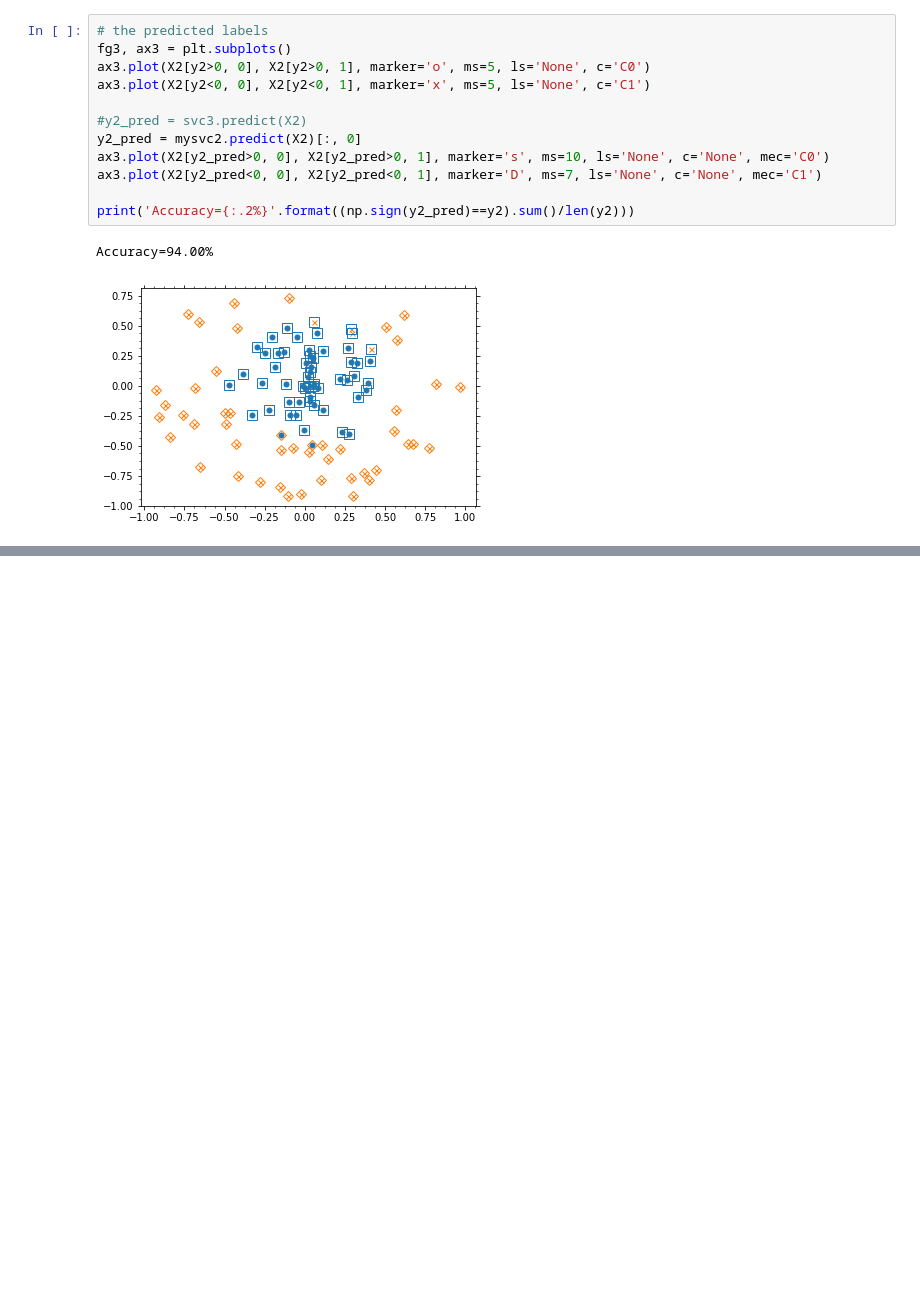
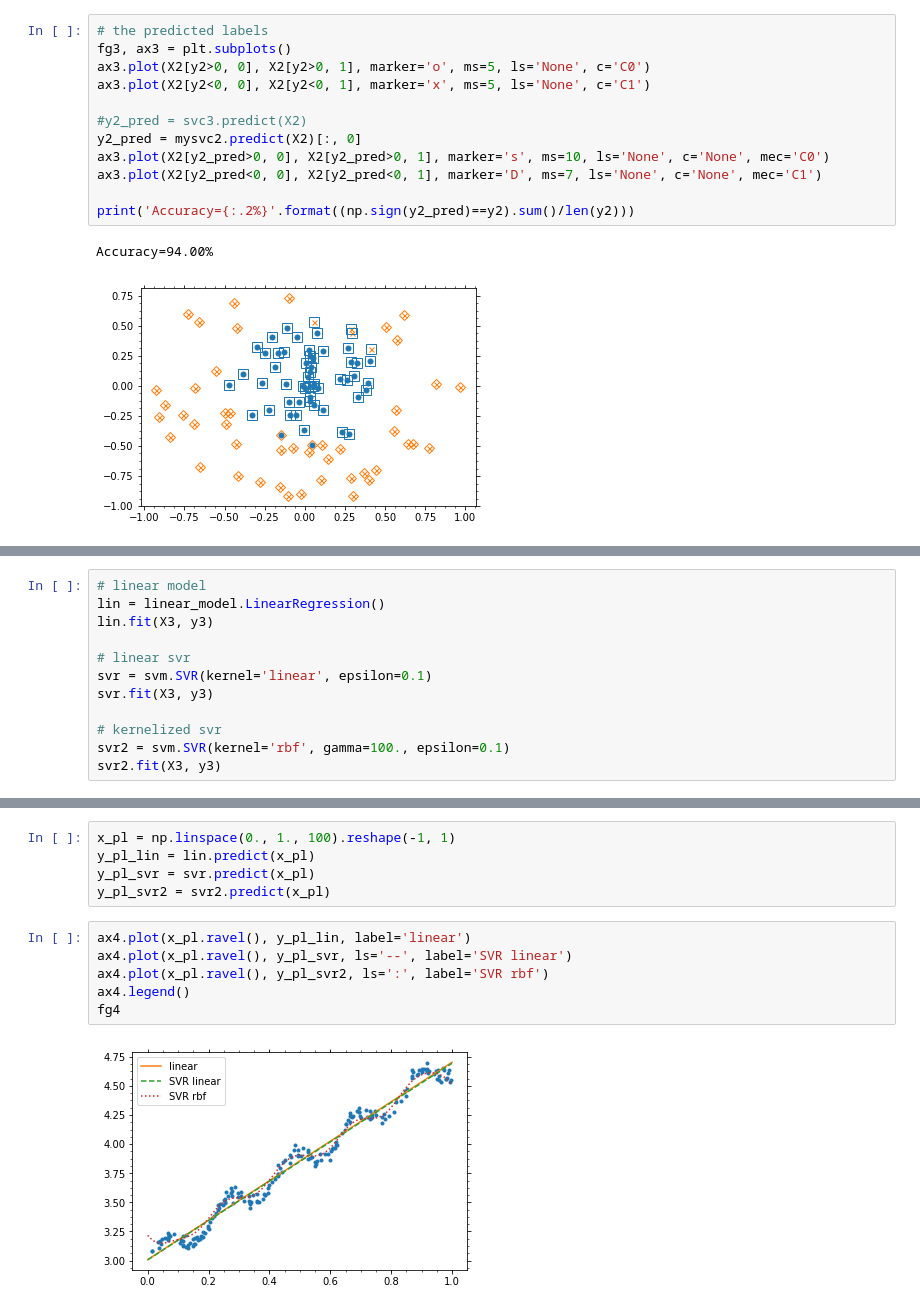
Before and after one commit to szqtc/MyMachineLearningNotes, a Jupyter notebook: 2_SVM.ipynb, the cells around one changed output, grey strips where cells are left out. Cells and saved outputs as stored; diff of their text form; blank space fills up the shorter version.

```diff
--- a/2_SVM.ipynb
+++ b/2_SVM.ipynb
@@ -842,0 +874,12 @@ $\min_{{\bf w}, b} \frac{1}{2} \| {\bf w} \|^2 + C \sum_{i=1}^m \ell_\epsilon(f(
+# %%
+# linear model
+lin = linear_model.LinearRegression()
+lin.fit(X3, y3)
+
+# linear svr
+svr = svm.SVR(kernel='linear', epsilon=0.1)
+svr.fit(X3, y3)
+
+# kernelized svr
+svr2 = svm.SVR(kernel='rbf', gamma=100., epsilon=0.1)
+svr2.fit(X3, y3)
@@ -843,3 +897,16 @@ $\min_{{\bf w}, b} \frac{1}{2} \| {\bf w} \|^2 + C \sum_{i=1}^m \ell_\epsilon(f(
+# %%
+x_pl = np.linspace(0., 1., 100).reshape(-1, 1)
+y_pl_lin = lin.predict(x_pl)
+y_pl_svr = svr.predict(x_pl)
+y_pl_svr2 = svr2.predict(x_pl)
+# %%
+ax4.plot(x_pl.ravel(), y_pl_lin, label='linear')
+ax4.plot(x_pl.ravel(), y_pl_svr, ls='--', label='SVR linear')
+ax4.plot(x_pl.ravel(), y_pl_svr2, ls=':', label='SVR rbf')
+ax4.legend()
+fg4
+# %% [output]
+[figure, added]
 # %% [markdown]
 # 参考资料
 1. 机器学习, 周志华, pp. 121-139, 403-406.
```
Also changed, not shown: parts of 16 cells of this notebook, 2 other files.
